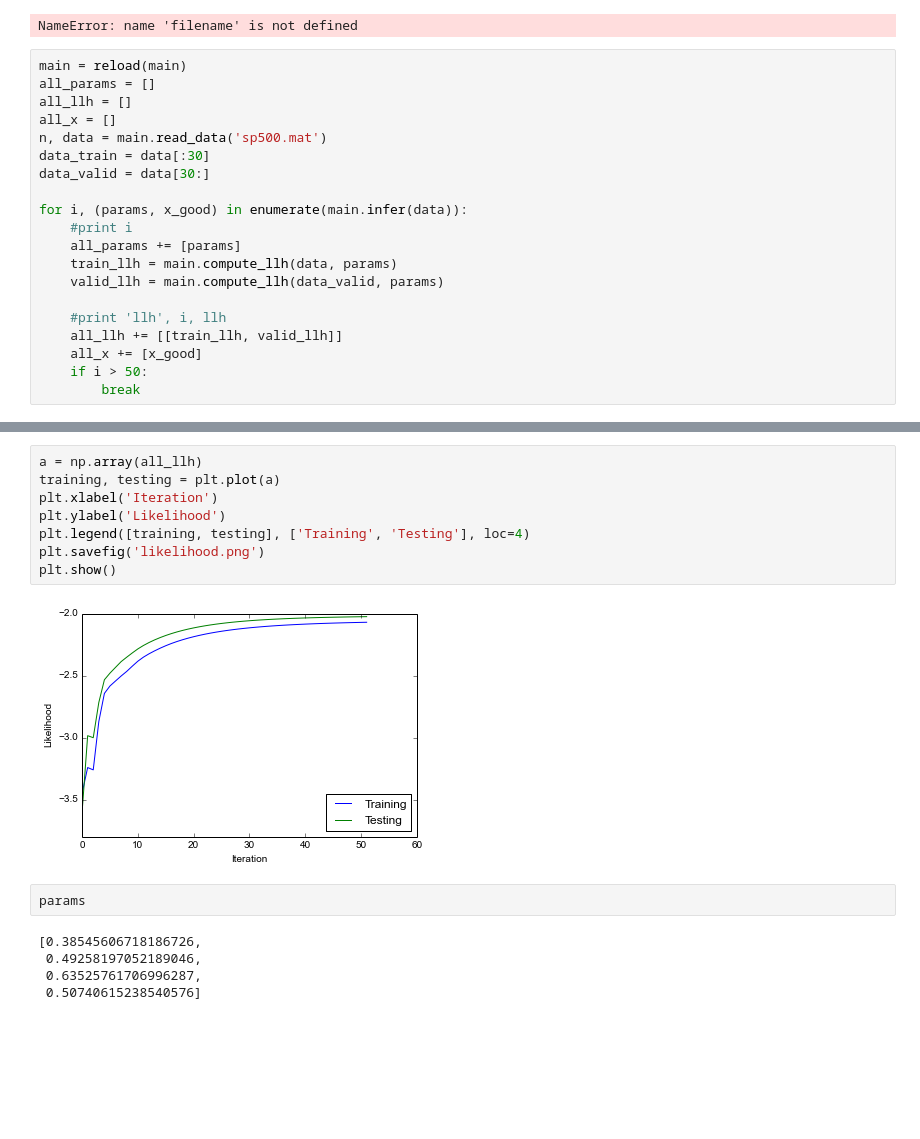
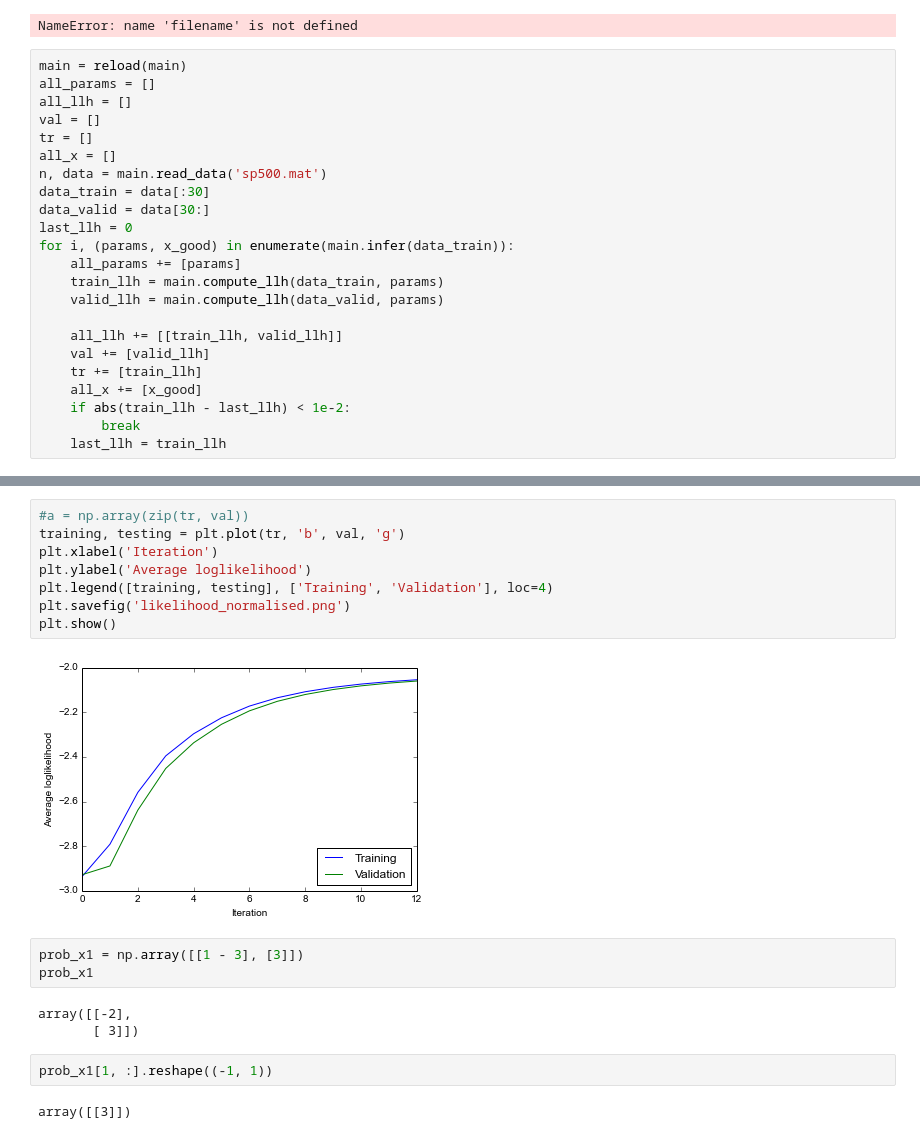
Before and after one commit to dmitriy-serdyuk/hmmbp, a Jupyter notebook: run_experiment.ipynb, the cells around one changed output, grey strips where cells are left out. Cells and saved outputs as stored; diff of their text form; blank space fills up the shorter version.

```diff
--- a/run_experiment.ipynb
+++ b/run_experiment.ipynb
@@ -31,19 +31,22 @@ NameError: name 'filename' is not defined
 main = reload(main)
 all_params = []
 all_llh = []
+val = []
+tr = []
 all_x = []
 n, data = main.read_data('sp500.mat')
 data_train = data[:30]
 data_valid = data[30:]
-
-for i, (params, x_good) in enumerate(main.infer(data)):
-    #print i
+last_llh = 0
+for i, (params, x_good) in enumerate(main.infer(data_train)):
     all_params += [params]
-    train_llh = main.compute_llh(data, params)
+    train_llh = main.compute_llh(data_train, params)
     valid_llh = main.compute_llh(data_valid, params)
 
-    #print 'llh', i, llh
     all_llh += [[train_llh, valid_llh]]
+    val += [valid_llh]
+    tr += [train_llh]
     all_x += [x_good]
-    if i > 50:
+    if abs(train_llh - last_llh) < 1e-2:
         break
+    last_llh = train_llh
@@ -61,17 +64,20 @@ plt.show()
 # %%
-a = np.array(all_llh)
-training, testing = plt.plot(a)
+#a = np.array(zip(tr, val))
+training, testing = plt.plot(tr, 'b', val, 'g')
 plt.xlabel('Iteration')
-plt.ylabel('Likelihood')
-plt.legend([training, testing], ['Training', 'Testing'], loc=4)
-plt.savefig('likelihood.png')
+plt.ylabel('Average loglikelihood')
+plt.legend([training, testing], ['Training', 'Validation'], loc=4)
+plt.savefig('likelihood_normalised.png')
 plt.show()
 # %% [output]
-[figure, old version]
+[figure, new version]
-# %%
-params
-# %% [output]
-[0.38545606718186726,
- 0.49258197052189046,
- 0.63525761706996287,
- 0.50740615238540576]
+# %%
+prob_x1 = np.array([[1 - 3], [3]])
+prob_x1
+# %% [output]
+array([[-2],
+       [ 3]])
+# %%
+prob_x1[1, :].reshape((-1, 1))
+# %% [output]
+array([[3]])
```
Also changed, not shown: parts of 3 cells of this notebook, 1 other file.
